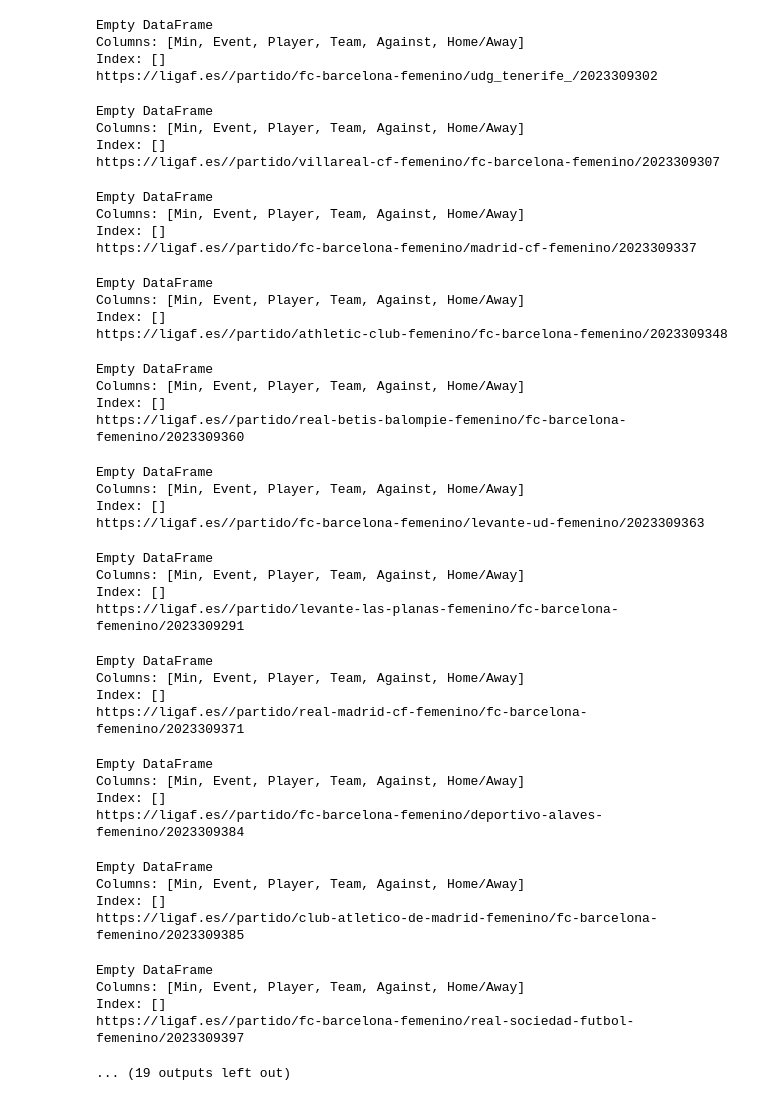
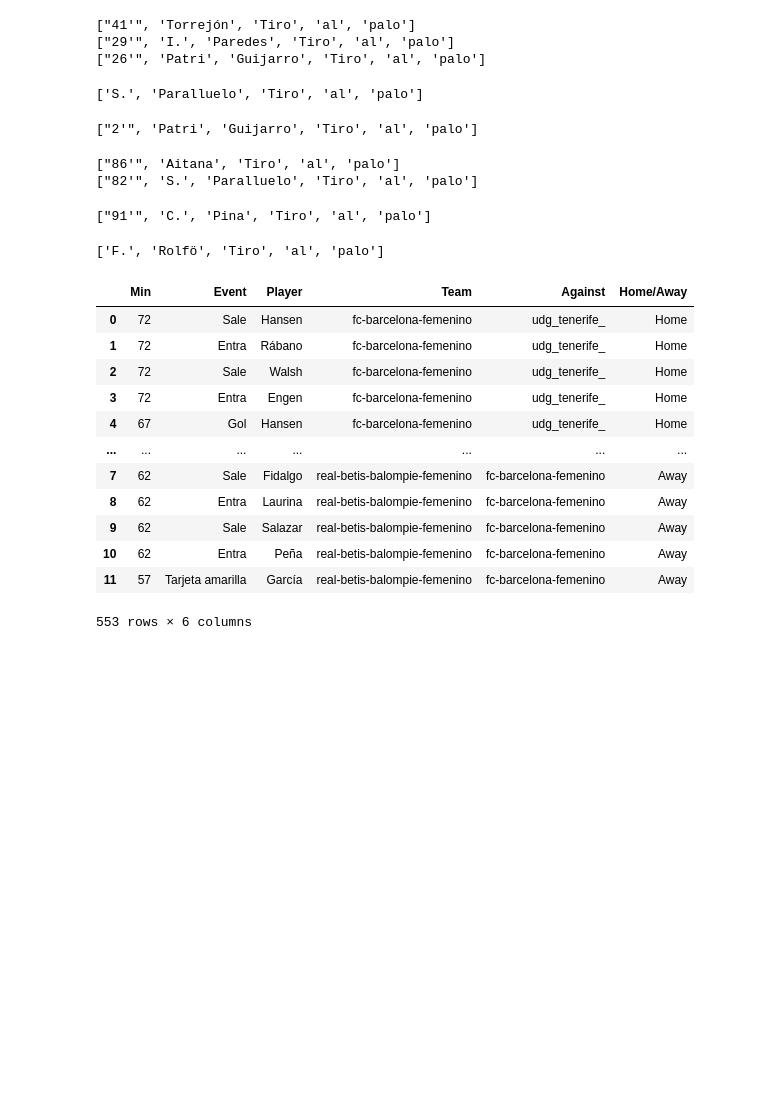
Before and after one commit to Lentejas1/FutFem-stats, a Jupyter notebook: notebook.ipynb, the cells around one changed output. Saved outputs shown, nothing was run; the diff lists cells and outputs as text; code cells hidden in the pictures; blank space fills up the shorter version.

```diff
--- a/notebook.ipynb
+++ b/notebook.ipynb
@@ -98,13 +102,12 @@ df
 page = requests.get("https://ligaf.es/equipo/fc-barcelona-femenino/8852/resultados/2023", verify=False)
 soup = BeautifulSoup(page.content, "html.parser")
 links = soup.find_all('a', {"class":"match-box ta-c"})
-data = []
 df = pd.DataFrame(columns=["Min", "Event", "Player", "Team", "Against", "Home/Away"])
 
 for link in links:
-        url = "https://ligaf.es/" + str(link).split('"')[3]
-        print(url)
-        new_df = scrapper(url)
-        print(new_df)
-        df = pd.concat([df, new_df])
+        url = "https://ligaf.es" + str(link).split('"')[3] + "/eventos"
+        #print(url)
+        df = scrapper(df, url)
+
+df
 # %% [output]
@@ -112,45 +116,22 @@ https://ligaf.es//partido/deportivo-alaves-femenino/fc-barcelona-femenino/202330
-Empty DataFrame
-Columns: [Min, Event, Player, Team, Against, Home/Away]
-Index: []
-https://ligaf.es//partido/fc-barcelona-femenino/udg_tenerife_/2023309302
+["41'", 'Torrejón', 'Tiro', 'al', 'palo']
+["29'", 'I.', 'Paredes', 'Tiro', 'al', 'palo']
+["26'", 'Patri', 'Guijarro', 'Tiro', 'al', 'palo']
-Empty DataFrame
-Columns: [Min, Event, Player, Team, Against, Home/Away]
-Index: []
-https://ligaf.es//partido/villareal-cf-femenino/fc-barcelona-femenino/2023309307
+['S.', 'Paralluelo', 'Tiro', 'al', 'palo']
-Empty DataFrame
-Columns: [Min, Event, Player, Team, Against, Home/Away]
-Index: []
-https://ligaf.es//partido/fc-barcelona-femenino/madrid-cf-femenino/2023309337
+["2'", 'Patri', 'Guijarro', 'Tiro', 'al', 'palo']
-Empty DataFrame
-Columns: [Min, Event, Player, Team, Against, Home/Away]
-Index: []
-https://ligaf.es//partido/athletic-club-femenino/fc-barcelona-femenino/2023309348
+["86'", 'Aitana', 'Tiro', 'al', 'palo']
+["82'", 'S.', 'Paralluelo', 'Tiro', 'al', 'palo']
-Empty DataFrame
-Columns: [Min, Event, Player, Team, Against, Home/Away]
-Index: []
-https://ligaf.es//partido/real-betis-balompie-femenino/fc-barcelona-femenino/2023309360
+["91'", 'C.', 'Pina', 'Tiro', 'al', 'palo']
-Empty DataFrame
-Columns: [Min, Event, Player, Team, Against, Home/Away]
-Index: []
-https://ligaf.es//partido/fc-barcelona-femenino/levante-ud-femenino/2023309363
+['F.', 'Rolfö', 'Tiro', 'al', 'palo']
+|  | Min | Event | Player | Team | Against | Home/Away |
+| 0 | 72 | Sale | Hansen | fc-barcelona-femenino | udg_tenerife_ | Home |
+| 1 | 72 | Entra | Rábano | fc-barcelona-femenino | udg_tenerife_ | Home |
+| 2 | 72 | Sale | Walsh | fc-barcelona-femenino | udg_tenerife_ | Home |
+| 3 | 72 | Entra | Engen | fc-barcelona-femenino | udg_tenerife_ | Home |
+| 4 | 67 | Gol | Hansen | fc-barcelona-femenino | udg_tenerife_ | Home |
+| ... | ... | ... | ... | ... | ... | ... |
+| 7 | 62 | Sale | Fidalgo | real-betis-balompie-femenino | fc-barcelona-femenino | Away |
+| 8 | 62 | Entra | Laurina | real-betis-balompie-femenino | fc-barcelona-femenino | Away |
+| 9 | 62 | Sale | Salazar | real-betis-balompie-femenino | fc-barcelona-femenino | Away |
+| 10 | 62 | Entra | Peña | real-betis-balompie-femenino | fc-barcelona-femenino | Away |
+| 11 | 57 | Tarjeta amarilla | García | real-betis-balompie-femenino | fc-barcelona-femenino | Away |
-Empty DataFrame
-Columns: [Min, Event, Player, Team, Against, Home/Away]
-Index: []
-https://ligaf.es//partido/levante-las-planas-femenino/fc-barcelona-femenino/2023309291
+553 rows × 6 columns
-Empty DataFrame
-Columns: [Min, Event, Player, Team, Against, Home/Away]
-Index: []
-https://ligaf.es//partido/real-madrid-cf-femenino/fc-barcelona-femenino/2023309371
-Empty DataFrame
-Columns: [Min, Event, Player, Team, Against, Home/Away]
-Index: []
-https://ligaf.es//partido/fc-barcelona-femenino/deportivo-alaves-femenino/2023309384
-Empty DataFrame
-Columns: [Min, Event, Player, Team, Against, Home/Away]
-Index: []
-https://ligaf.es//partido/club-atletico-de-madrid-femenino/fc-barcelona-femenino/2023309385
-Empty DataFrame
-Columns: [Min, Event, Player, Team, Against, Home/Away]
-Index: []
-https://ligaf.es//partido/fc-barcelona-femenino/real-sociedad-futbol-femenino/2023309397
-... (19 outputs left out)
```
Also changed, not shown: parts of 6 cells of this notebook, 1 other file.
